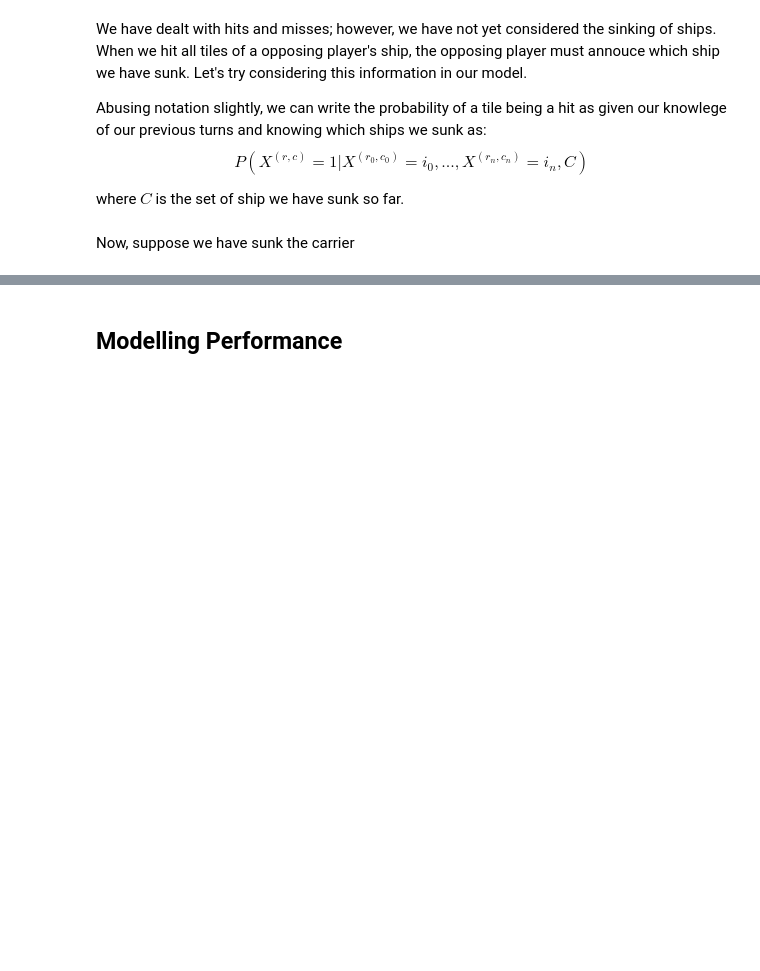
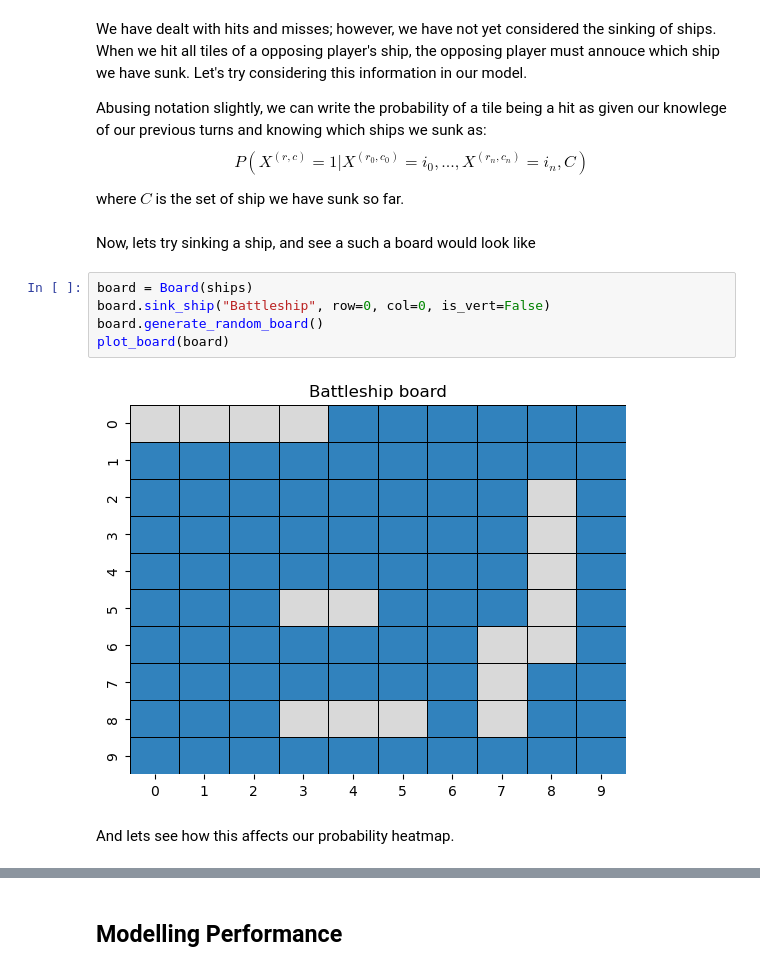
Before and after one commit to damienbose/battleship_analysis, a Jupyter notebook: battleship.ipynb, the cells around one changed output, grey strips where cells are left out. Saved outputs shown, nothing was run; the diff lists cells and outputs as text; blank space fills up the shorter version.

```diff
--- a/battleship.ipynb
+++ b/battleship.ipynb
@@ -206,5 +219,14 @@ Abusing notation slightly, we can write the probability of a tile being a hit as
 $$P(X^{(r,c)} = 1 | X^{(r_0,c_0)} = i_0, ...,X^{(r_n,c_n)} = i_n, C)$$
 
 where $C$ is the set of ship we have sunk so far.
-# %% [markdown]
-Now, suppose we have sunk the carrier
+# %% [markdown]
+Now, lets try sinking a ship, and see a such a board would look like
+# %%
+board = Board(ships)
+board.sink_ship("Battleship", row=0, col=0, is_vert=False)
+board.generate_random_board()
+plot_board(board)
+# %% [output]
+[figure, added]
+# %% [markdown]
+And lets see how this affects our probability heatmap.
```
Also changed, not shown: parts of 28 cells of this notebook.
